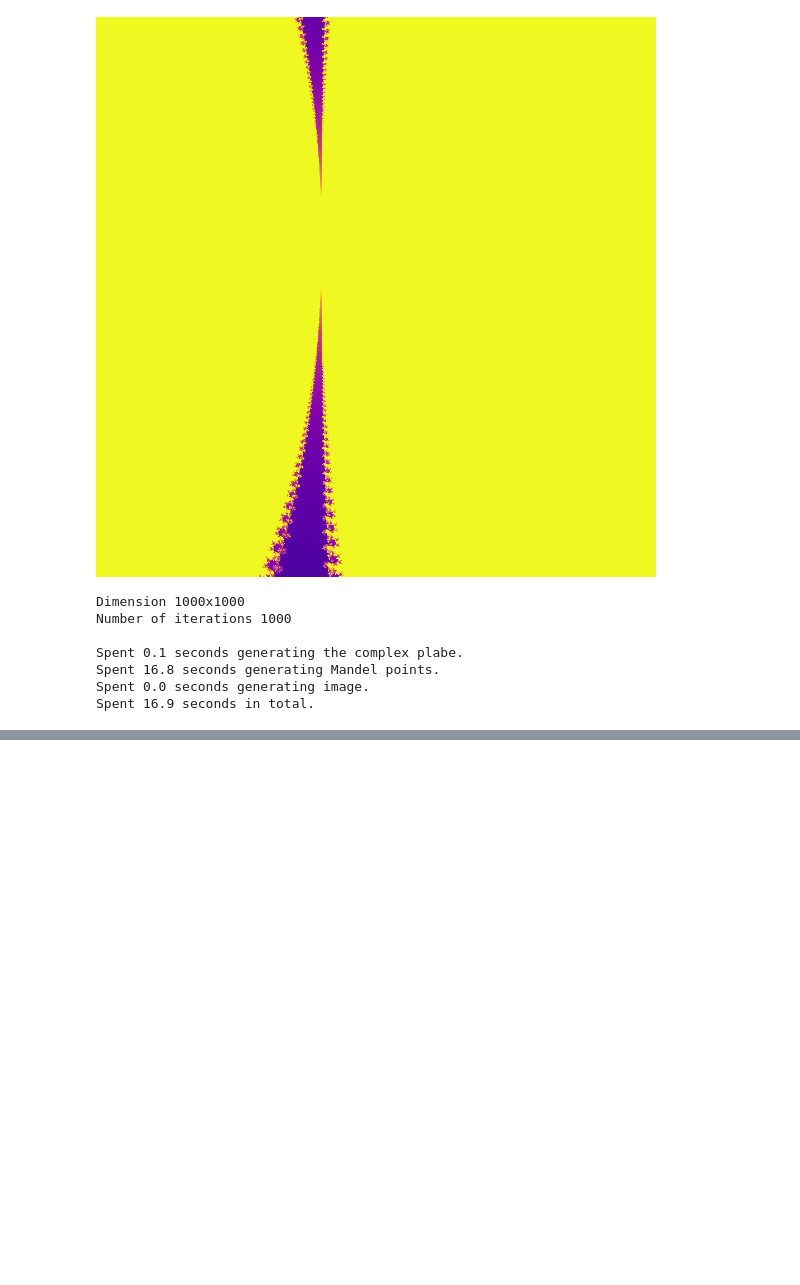
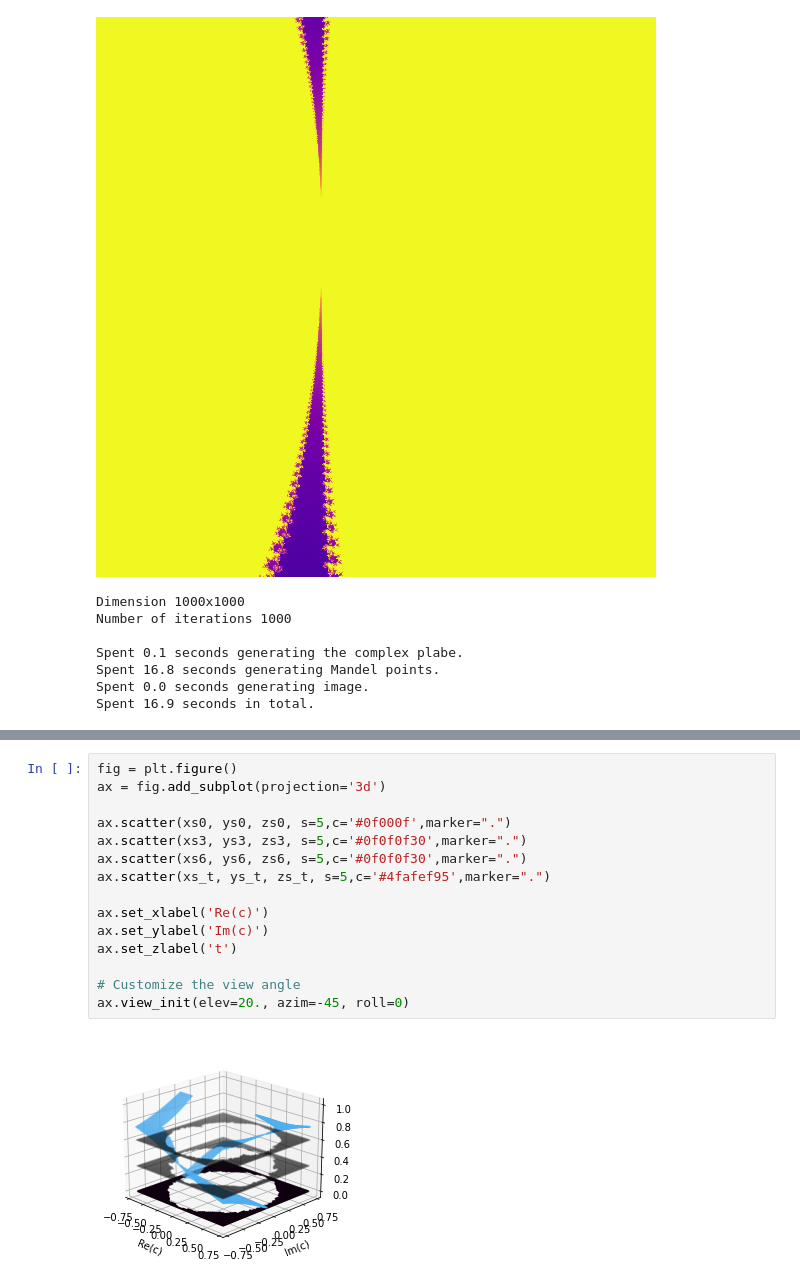
Before and after one commit to SilvestriStefano/coreEntropy_neighborIFS, a Jupyter notebook: scripts/Generating_plots.ipynb, the cells around one changed output, grey strips where cells are left out. Drawn from its saved outputs; the diff is of its cells as text; blank space fills up the shorter version.

```diff
--- a/scripts/Generating_plots.ipynb
+++ b/scripts/Generating_plots.ipynb
@@ -212,0 +306,17 @@ Spent 86.396 seconds in total.
+# %%
+fig = plt.figure()
+ax = fig.add_subplot(projection='3d')
+
+ax.scatter(xs0, ys0, zs0, s=5,c='#0f000f',marker=".")
+ax.scatter(xs3, ys3, zs3, s=5,c='#0f0f0f30',marker=".")
+ax.scatter(xs6, ys6, zs6, s=5,c='#0f0f0f30',marker=".")
+ax.scatter(xs_t, ys_t, zs_t, s=5,c='#4fafef95',marker=".")
+
+ax.set_xlabel('Re(c)')
+ax.set_ylabel('Im(c)')
+ax.set_zlabel('t')
+
+# Customize the view angle
+ax.view_init(elev=20., azim=-45, roll=0)
+# %% [output]
+[figure, added]
```
Also changed, not shown: parts of 7 cells of this notebook.
